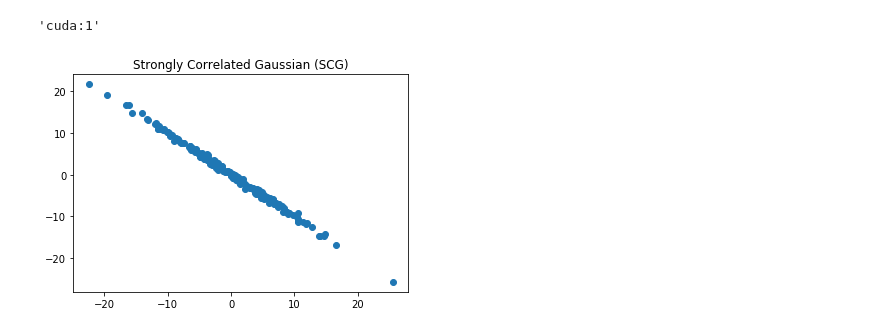
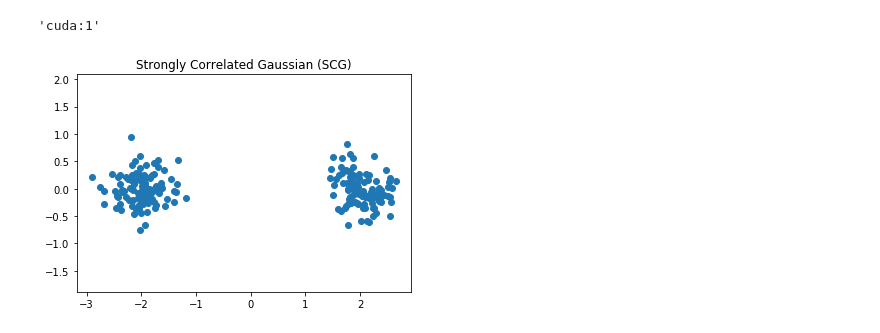
Before and after one commit to nkotelevskii/l2hmc_pytorch, a Jupyter notebook: l2hmc/our_alg.ipynb, the cells around one changed output. Saved outputs shown, nothing was run; the diff lists cells and outputs as text; code cells hidden in the pictures.

```diff
--- a/l2hmc/our_alg.ipynb
+++ b/l2hmc/our_alg.ipynb
@@ -38,17 +39,29 @@ x_dim = 2  # dimensionality of data
 T = 5 # num of leapfrogs
 
 mu = np.zeros(2,)
-mu = torch.tensor(mu).to(device)
+mu = torch.tensor(mu, dtype=torch.float32).to(device)
 cov = np.array([[50.05, -49.95], [-49.95, 50.05]])
-cov = torch.tensor(cov).to(device)
+cov = torch.tensor(cov, dtype=torch.float32).to(device)
 
-distribution = Gaussian(mu, cov, device=device)
+mu_1 = np.array([-2., 0.])
+mu_2 = np.array([2., 0.])
+mus = torch.tensor(np.array([mu_1, mu_2]), dtype=torch.float32, device=device)
+cov_1 = 0.1 * np.eye(2)
+cov_2 = 0.1 * np.eye(2)
+covs = torch.tensor(np.array([cov_1, cov_2]), dtype=torch.float32, device=device)
+pis = np.array([0.5, 0.5])
+
+
+distribution = GMM(mus, covs, pis, device=device)
+# distribution = Gaussian(mu, cov, device=device)
+
 dynamics = Dynamics(x_dim, distribution.get_energy_function(), T=T, eps=0.1, net_factory=network, device=device)
 # %%
 S = distribution.get_samples(200)
 plt.title('Strongly Correlated Gaussian (SCG)')
 plt.scatter(S[:, 0], S[:, 1])
+plt.axis('equal')
 plt.show()
 # %% [output]
-[figure, old version]
+[figure, new version]
 # %%
```
Also changed, not shown: parts of 10 cells of this notebook, 5 other files.
